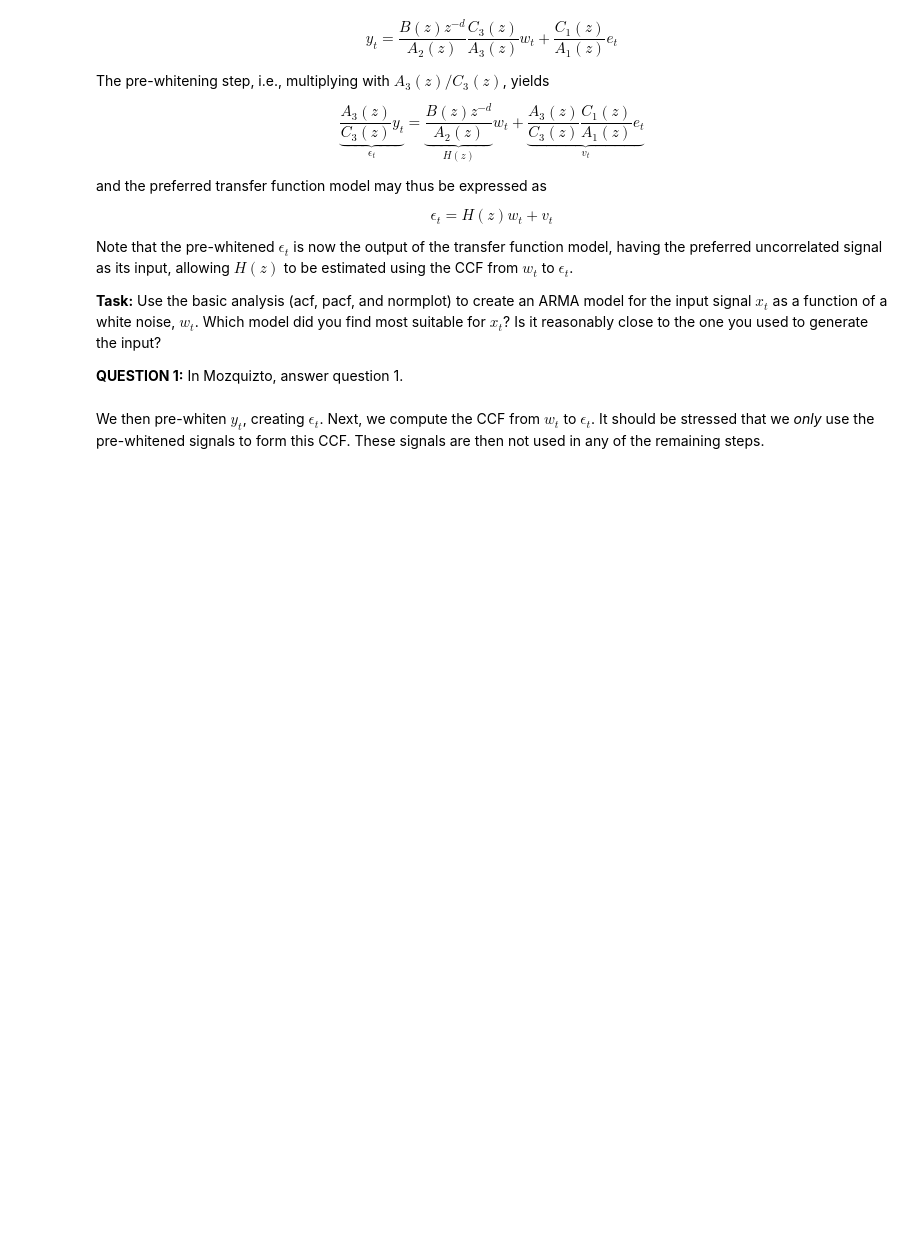
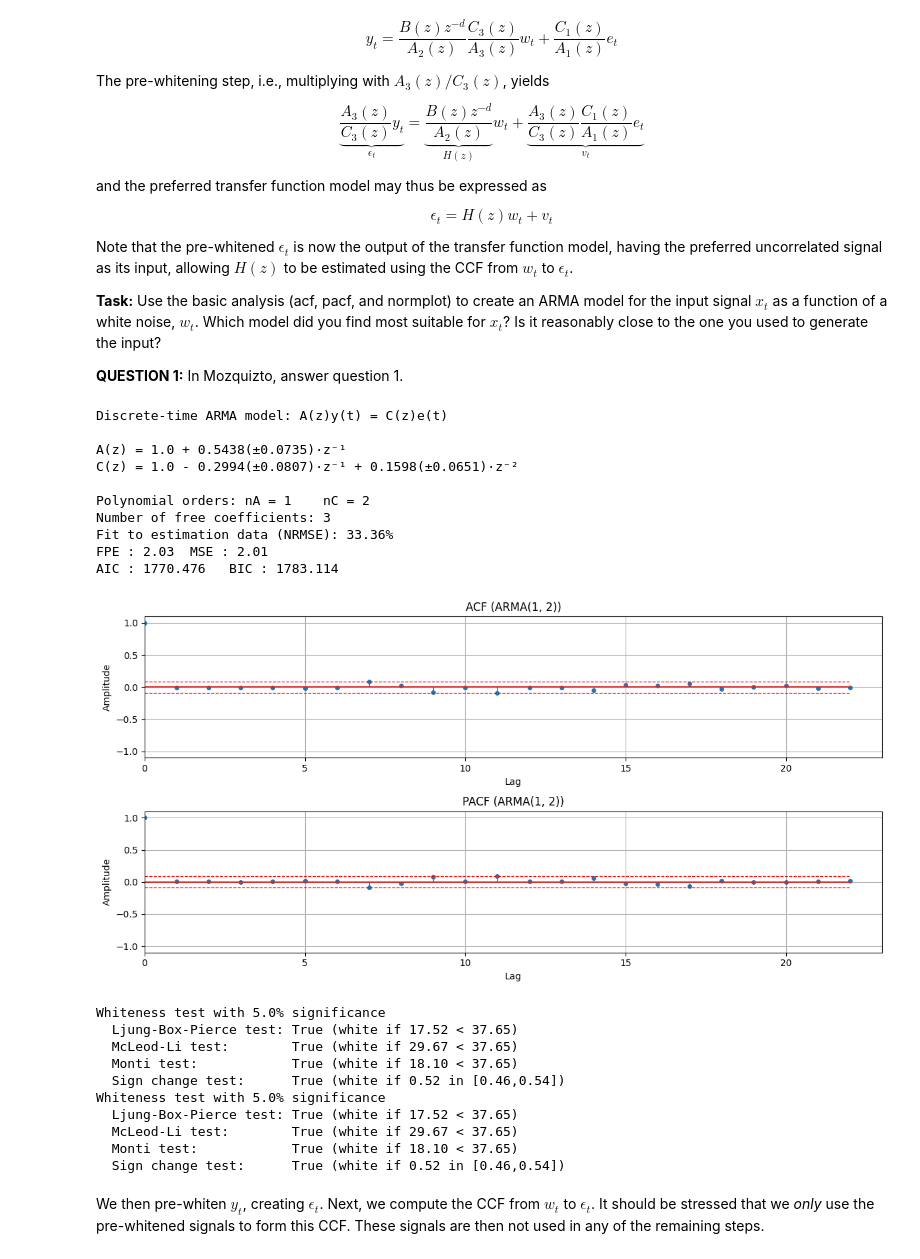
Before and after one commit to colina-analytics/TimeSeriesAnalysis, a Jupyter notebook: labs/lab2.ipynb, the cells around one changed output. Saved outputs shown, nothing was run; the diff lists cells and outputs as text; code cells hidden in the pictures; blank space fills up the shorter version.

```diff
--- a/labs/lab2.ipynb
+++ b/labs/lab2.ipynb
@@ -130,6 +132,43 @@ Note that the pre-whitened $\epsilon_t$ is now the output of the transfer functi
 **QUESTION 1:** In Mozquizto, answer question 1.
 # %%
 # Analyze input signal x and estimate its ARMA model. Analyze residuals and create w_t and eps_t,
+
+### Lets view the data - no trends, seems stationary
+# plt.figure()
+# plt.plot(x)
+
+#### First version - PACF part looks like AR(1 or 2), let's try 1 for simplicty
+# plotACFnPACF(x, noLags='auto', titleStr='No model', signLvl=0.05, realis=False, includeZeroLag=True, return_val=False)
+
+### Trying out AR(1) - kinda looked on the border of white, if I hadn't seen the Mozquiszto maybe I wouldve used this one to be honest
+# x1 = estimateARMA(x, A=1, C=0, titleStr='AR(1)')
+# whiteness_test(x1.resid)
+
+### Trying out ARMA(1, 2) - completely white
+x_model = estimateARMA(x, A=1, C=2, titleStr='ARMA(1, 2)')
+whiteness_test(x_model.resid)
+# %% [output]
+Discrete-time ARMA model: A(z)y(t) = C(z)e(t)
+
+A(z) = 1.0 + 0.5438(±0.0735)·z⁻¹
+C(z) = 1.0 - 0.2994(±0.0807)·z⁻¹ + 0.1598(±0.0651)·z⁻²
+
+Polynomial orders: nA = 1    nC = 2
+Number of free coefficients: 3
+Fit to estimation data (NRMSE): 33.36%
+FPE : 2.03  MSE : 2.01
+AIC : 1770.476   BIC : 1783.114
+[figure, added]
+Whiteness test with 5.0% significance
+  Ljung-Box-Pierce test: True (white if 17.52 < 37.65)
+  McLeod-Li test:        True (white if 29.67 < 37.65)
+  Monti test:            True (white if 18.10 < 37.65)
+  Sign change test:      True (white if 0.52 in [0.46,0.54])
+Whiteness test with 5.0% significance
+  Ljung-Box-Pierce test: True (white if 17.52 < 37.65)
+  McLeod-Li test:        True (white if 29.67 < 37.65)
+  Monti test:            True (white if 18.10 < 37.65)
+  Sign change test:      True (white if 0.52 in [0.46,0.54])
 # %% [markdown]
 We then pre-whiten $y_t$, creating $\epsilon_t$. Next, we compute the CCF from $w_t$ to $\epsilon_t$. It should be stressed that we *only* use the pre-whitened signals to form this CCF. These signals are then not used in any of the remaining steps.
 # %%
```
Also changed, not shown: parts of 5 cells of this notebook, 8 other files.
